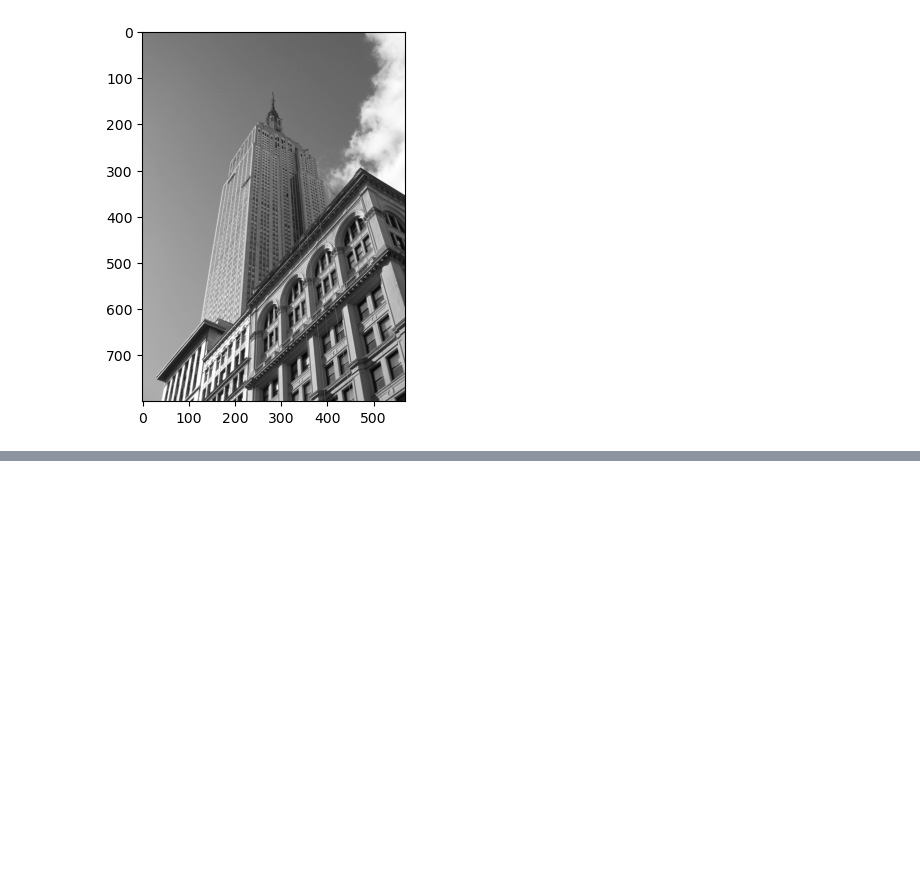
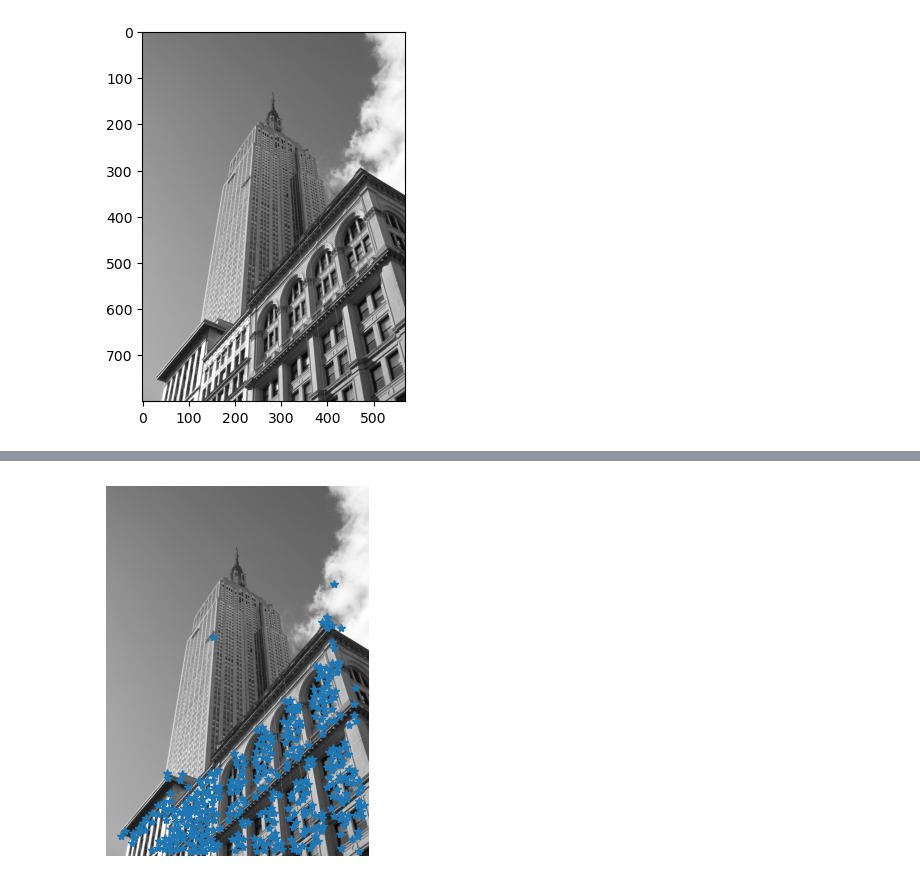
Before and after one commit to joelsnz/computer-vision, a Jupyter notebook: 2_image_descriptors/2_2_SIFT.ipynb, the cells around one changed output, grey strips where cells are left out. Saved outputs shown, nothing was run; the diff lists cells and outputs as text; code cells hidden in the pictures; blank space fills up the shorter version.

```diff
--- a/2_image_descriptors/2_2_SIFT.ipynb
+++ b/2_image_descriptors/2_2_SIFT.ipynb
@@ -32,0 +31,4 @@ IndexError: too many indices for array: array is 1-dimensional, but 2 were index
+# %%
+plot_harris_points(im1, filtered_coords)
+# %% [output]
+[figure, added]
```
Also changed, not shown: parts of 6 cells of this notebook, 2 other files.
